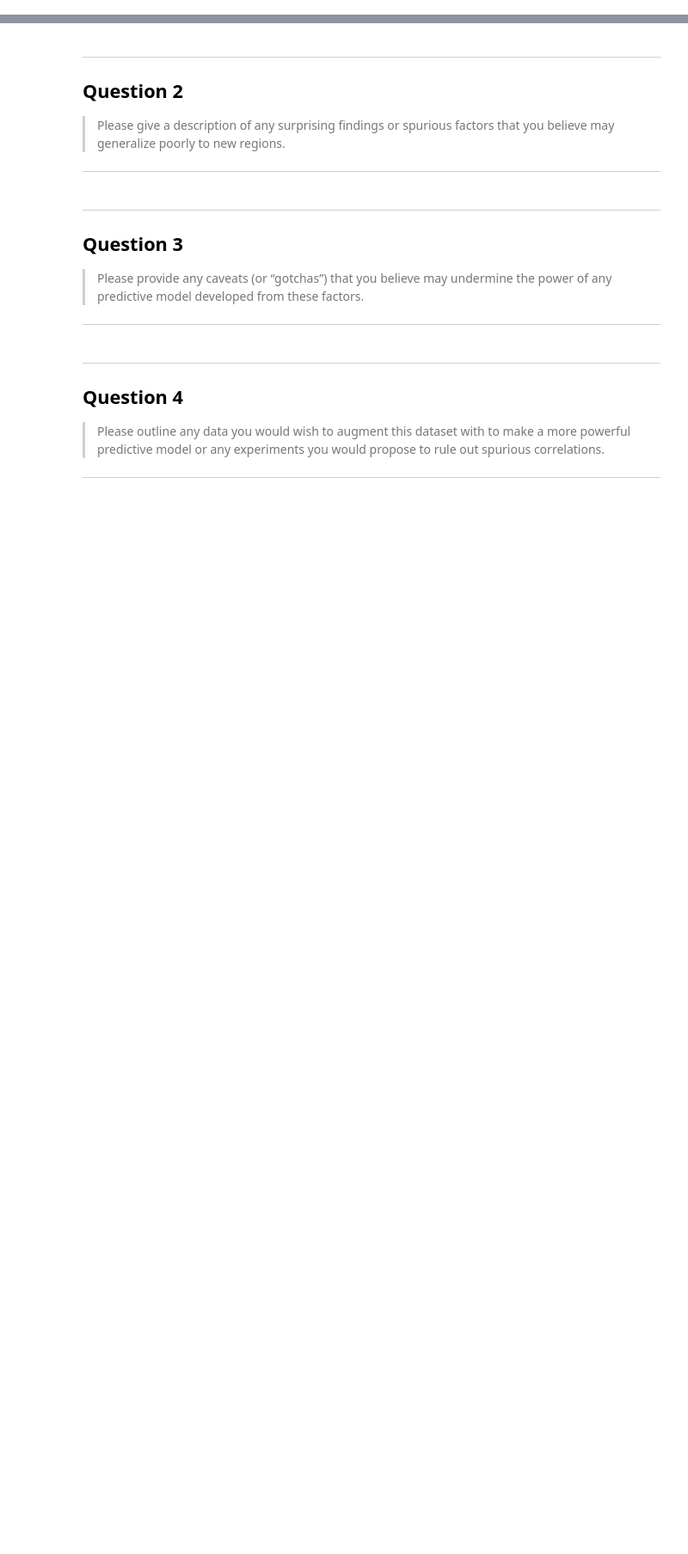
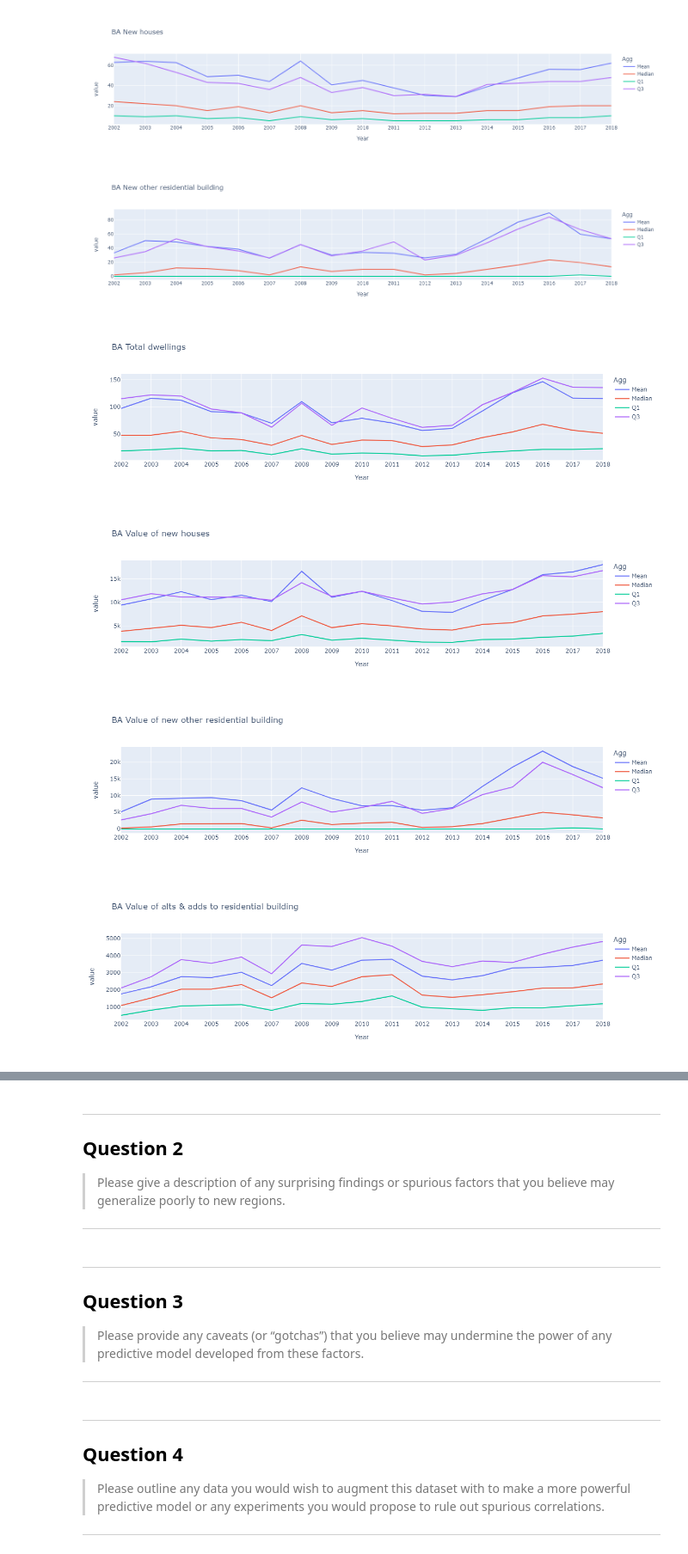
Before and after one commit to lukekh/SolarExercise, a Jupyter notebook: Analysis.ipynb, the cells around one changed output, grey strips where cells are left out. Shown at 86% size. Drawn from its saved outputs; the diff is of its cells as text; code cells hidden in the pictures; blank space fills up the shorter version.

```diff
--- a/Analysis.ipynb
+++ b/Analysis.ipynb
@@ -36,0 +315,18 @@ df = pd.read_excel('Brisbane Suburbs Stats Separated V2.0.xlsx')
+# %%
+# Plot how Q1, median, Q3 and Mean has moved over time for Building Approvals
+for col in df_time_agg.columns:
+    if col not in ('Year', 'Agg'):
+        chart = col
+        df_plot = df_time_agg.pivot(index='Year', columns=agg_label)[col].reset_index()
+        fig = px.line(df_plot, x="Year", y=df_plot.columns,
+                      title=col)
+        fig.update_xaxes(
+            dtick="M1")
+        fig.show()
+# %% [output]
+[figure, added]
+[figure, added]
+[figure, added]
+[figure, added]
+[figure, added]
+[figure, added]
```
Also changed, not shown: parts of 25 cells of this notebook.
